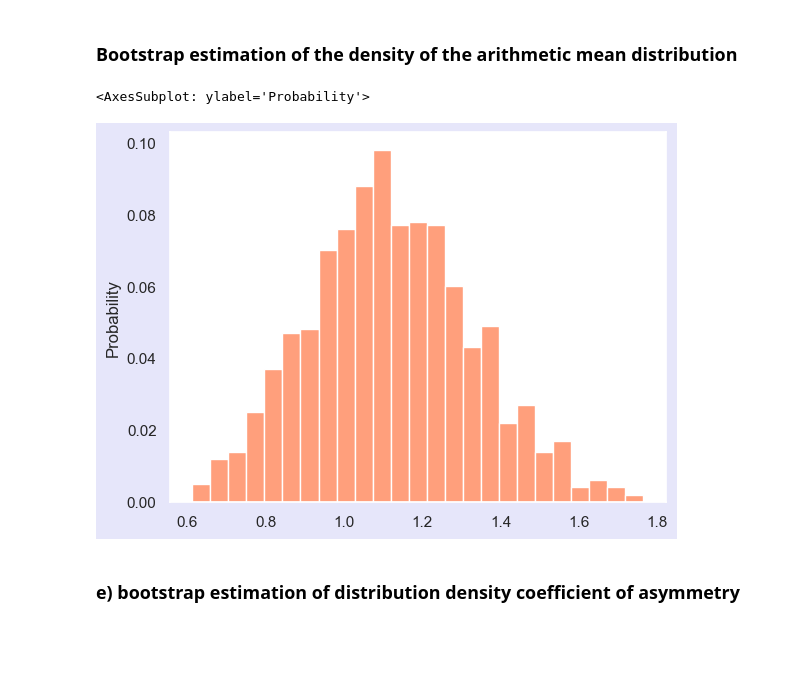
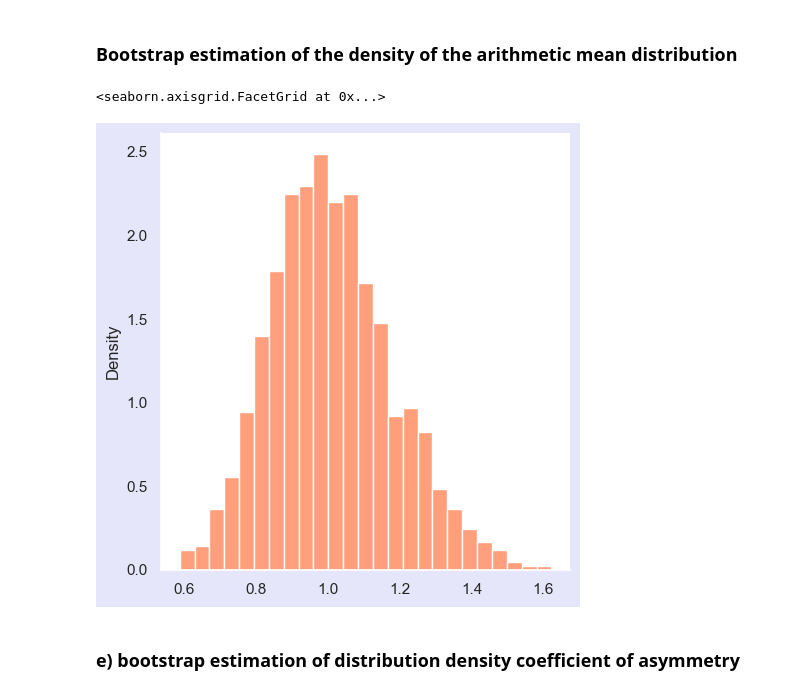
Before and after one commit to SAFUANlip/MathStat, a Jupyter notebook: T2.ipynb, the cells around one changed output. Cells and saved outputs as stored; diff of their text form; code cells hidden in the pictures; blank space fills up the shorter version.

```diff
--- a/T2.ipynb
+++ b/T2.ipynb
@@ -165,8 +193,10 @@ for _ in range(1000):
 # %%
-sns.histplot(boot_means, bins = n,  color = 'coral', stat="probability",common_norm=True)
+#sns.histplot(boot_means, bins = n,  color = 'coral', stat="probability", common_norm=True)
+#sns.distplot(boot_means, color='coral')
+sns.displot(boot_means, bins = n, color = 'coral', stat = 'density') #stat="probability")
 # %% [output]
-<AxesSubplot: ylabel='Probability'>
+<seaborn.axisgrid.FacetGrid at 0x...>
-[figure, old version]
+[figure, new version]
 # %% [markdown]
 ### e) bootstrap estimation of distribution density coefficient of asymmetry
 # %%
```
Also changed, not shown: parts of 23 cells of this notebook.
